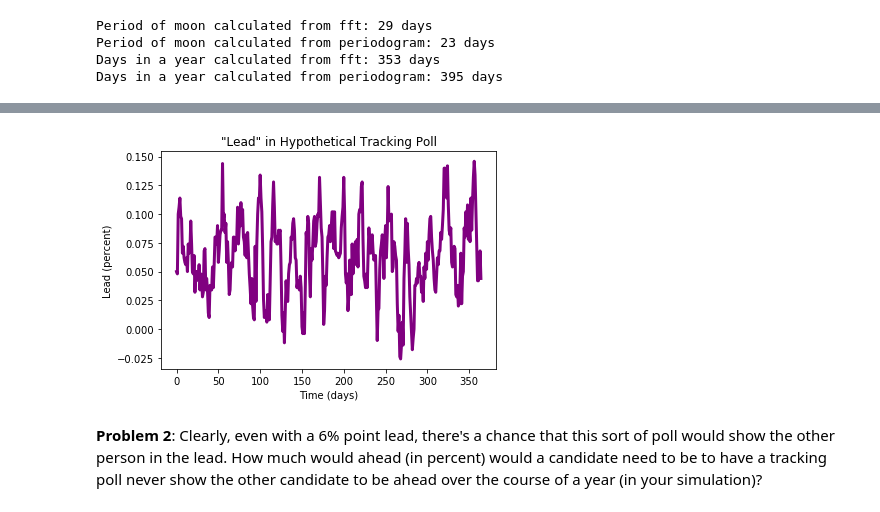
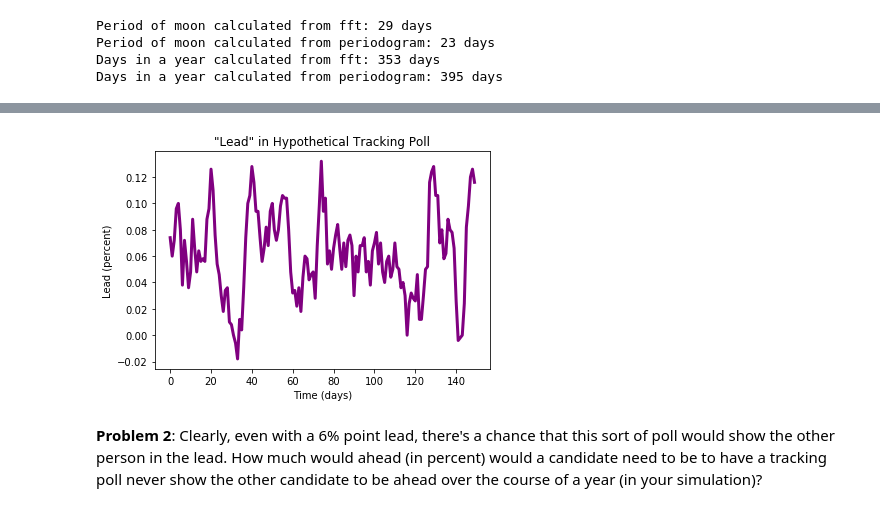
Before and after one commit to kceades/eades_ay250_homework, a Jupyter notebook: hw_1/hw_1_assignment.ipynb, the cells around one changed output, grey strips where cells are left out. Cells and saved outputs as stored; diff of their text form; code cells hidden in the pictures.

```diff
--- a/hw_1/hw_1_assignment.ipynb
+++ b/hw_1/hw_1_assignment.ipynb
@@ -72,8 +72,9 @@ tar -xvzf homework1_data.tgz  # do NOT check this files into git...
 import numpy as np
 import matplotlib.pyplot as plt
 from skimage.feature import register_translation
-import scipy.misc
 import scipy.interpolate
+import scipy.signal
+import imageio
 
 def load_images():
     """
@@ -84,43 +85,47 @@ def load_images():
     base = './data/Data/im2-'
     ending = '.png'
     images = []
-#     pixels = 288
-#     pixels3 = int(pixels*3)
     original = np.arange(288)
-    new = np.arange(0,287+1/3,1/3)
+    new = np.arange(-1/3,287+2/3,1/3)
     for i in range(100):
         file = ''.join([base,str(i),ending])
-        image = scipy.misc.imread(file,flatten=True)
-        interp_func = scipy.interpolate.interp2d(original,original,image,kind='linear')
+        image = imageio.imread(file)
+        image = np.mean(image[:,:,:3],axis=2)
+        interp_func = scipy.interpolate.interp2d(original,original,image,kind='cubic')
         images.append(interp_func(new,new))
-#         wrapper = np.zeros((pixels,pixels3))
-#         image = np.hstack([np.zeros((pixels,pixels)),image,np.zeros((pixels,pixels))])
-#         image = np.vstack([wrapper,image,wrapper])
-#         images.append(image)
     return images
 
-def calc_offset(base,image):
+def calc_peak(base,image):
     """
     calculates the offset between the base image and another input image
 
     :base: np array
     :image: np array
 
-    :returns: calculates the offsets of image with respect to base
+    :returns: the peak of the fftconvolution space
     """
-    return np.multiply(register_translation(image,base,100)[0],3)
+#     convolved = scipy.signal.fftconvolve(base,image[::-1,::-1],mode='same')
+#     convolved = np.abs(convolved)
+#     return np.unravel_index(np.argmax(convolved,axis=None),convolved.shape)
+    return register_translation(base,image,100)[0]
 
 def return_offsets(images,reference):
     """
     calculates and returns the offsets of each image relative to the
     reference one
+    note: to get the actual pixel offset, divide the output here by 3
 
     :images: list of np arrays representing images
     :reference: integer index representing which image to use as the reference
 
     :returns: list of the pixel offsets for each image relative to the reference
     """
-    offsets = [calc_offset(images[reference],images[i]) for i in range(100)]
+#     reference_peak = calc_peak(images[reference],images[reference])
+#     offsets = []
+#     for i in range(100):
+#         peak = calc_peak(images[reference],images[i])
+#         offsets.append(np.array([peak[0]-reference_peak[0],peak[1]-reference_peak[1]]))
+    offsets = [calc_peak(images[reference],images[i]) for i in range(100)]
     return offsets
 # %%
 frames = load_images()
@@ -130,0 +132,5 @@ Use ``imageio.imread`` instead.
+# %%
+deltas = return_offsets(frames,1)
+print('The offsets of each frame relative to the first one are:')
+for i in range(100):
+    print(i,deltas[i])
@@ -555,35 +589,35 @@ def create_dailies(lead,num_days=365,poll_per_day=200):
     days = []
     for i in range(num_days+4):
         for_votes = np.sum(np.where(np.random.rand(poll_per_day)>odds,1,0))
         if len(days)==5:
             days = days[1:] + [for_votes]
         else:
             days.append(for_votes)
         if len(days)==5:
             results.append(2*(np.sum(days)-poll_per_day*5/2)/(poll_per_day*5))
     return np.array(results)
 
 def create_figure(lead,num_days=365,poll_per_day=200):
     """
     actually attempts to recreate the picture from Nate Silver's blog
     (except the month labels on x-axis and gridlines since those
     are really just formatting things, not the data)
 
     :lead: (int or float) lead in percent
     :num_days: (int) number of days to create data for
     :poll_per_day: (int) number of people to poll per day
     """
     results = create_dailies(lead,num_days)
     plt.figure()
     plt.plot(np.arange(num_days),results,color='purple',linewidth=3)
     plt.xlabel('Time (days)')
     plt.ylabel('Lead (percent)')
     plt.title('"Lead" in Hypothetical Tracking Poll')
     plt.show(block=False)
 
-create_figure(6)
+create_figure(6,150,200)
 # %% [output]
-[figure, old version]
+[figure, new version]
 # %% [markdown]
 **Problem 2**: Clearly, even with a 6% point lead, there's a chance that this sort of poll would show the other person in the lead. How much would ahead (in percent) would a candidate need to be to have a tracking poll never show the other candidate to be ahead over the course of a year (in your simulation)?
 # %%
```
Also changed, not shown: parts of 8 cells of this notebook.
